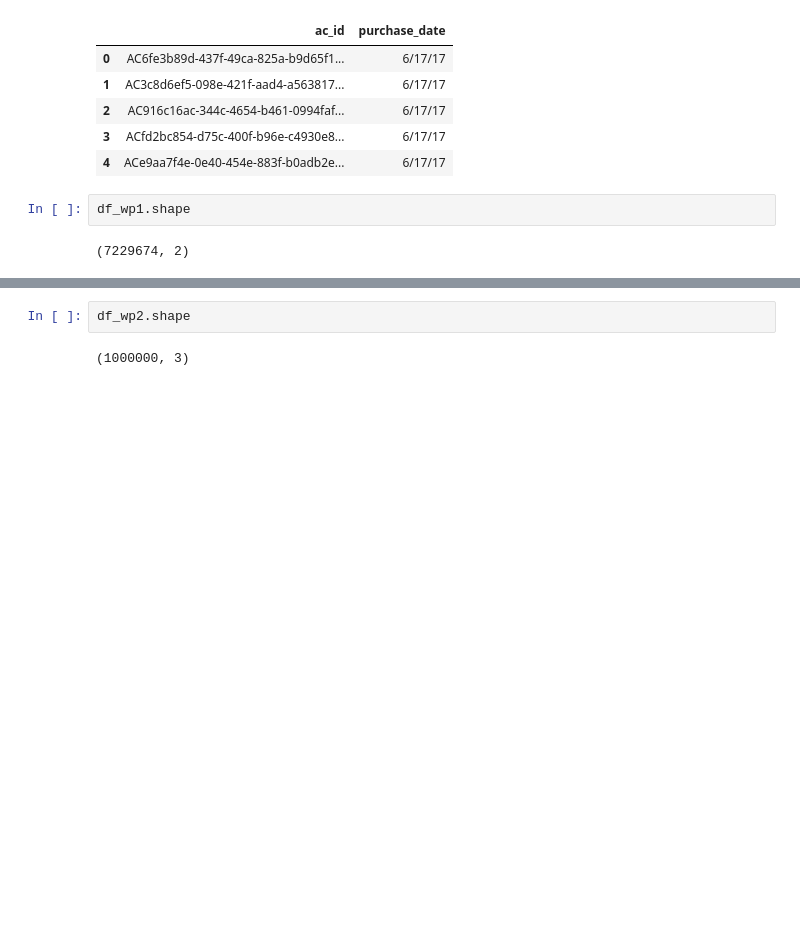
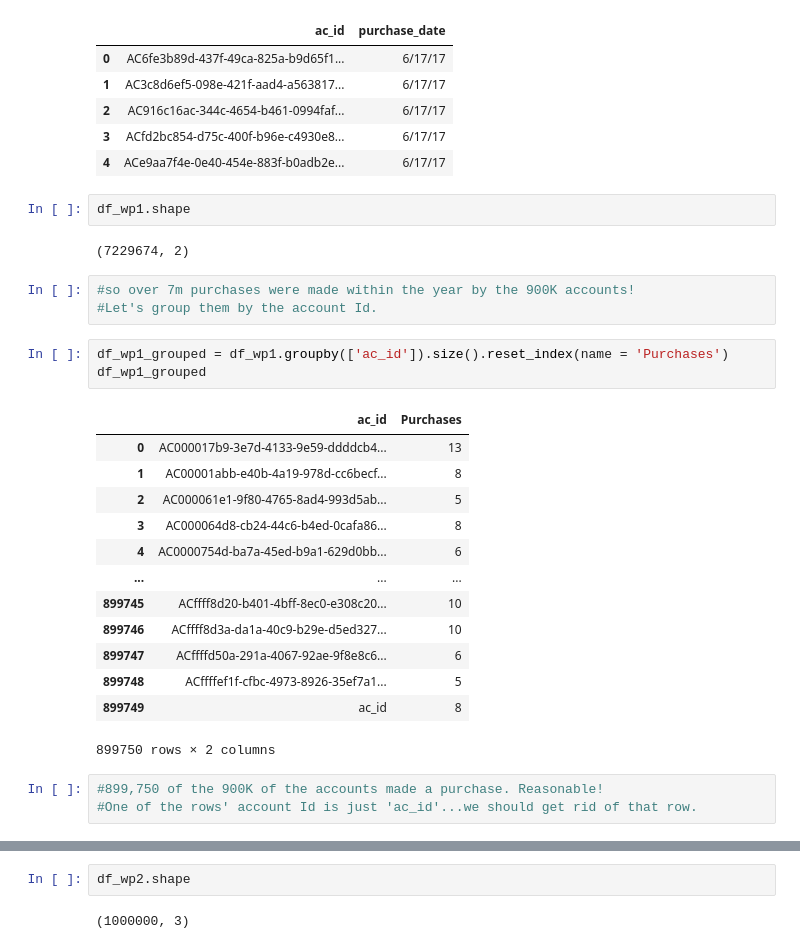
Before and after one commit to jane-z-zou/Arrival-Probability, a Jupyter notebook: Amex_EDA.ipynb, the cells around one changed output, grey strips where cells are left out. Drawn from its saved outputs; the diff is of its cells as text; blank space fills up the shorter version.

```diff
--- a/Amex_EDA.ipynb
+++ b/Amex_EDA.ipynb
@@ -158,3 +186,26 @@ df_wp1.head()
 df_wp1.shape
 # %% [output]
 (7229674, 2)
+# %%
+#so over 7m purchases were made within the year by the 900K accounts!
+#Let's group them by the account Id.
+# %%
+df_wp1_grouped = df_wp1.groupby(['ac_id']).size().reset_index(name = 'Purchases')
+df_wp1_grouped
+# %% [output]
+|  | ac_id | Purchases |
+| 0 | AC000017b9-3e7d-4133-9e59-ddddcb4... | 13 |
+| 1 | AC00001abb-e40b-4a19-978d-cc6becf... | 8 |
+| 2 | AC000061e1-9f80-4765-8ad4-993d5ab... | 5 |
+| 3 | AC000064d8-cb24-44c6-b4ed-0cafa86... | 8 |
+| 4 | AC0000754d-ba7a-45ed-b9a1-629d0bb... | 6 |
+| ... | ... | ... |
+| 899745 | ACffff8d20-b401-4bff-8ec0-e308c20... | 10 |
+| 899746 | ACffff8d3a-da1a-40c9-b29e-d5ed327... | 10 |
+| 899747 | ACffffd50a-291a-4067-92ae-9f8e8c6... | 6 |
+| 899748 | ACffffef1f-cfbc-4973-8926-35ef7a1... | 5 |
+| 899749 | ac_id | 8 |
+899750 rows × 2 columns
+# %%
+#899,750 of the 900K of the accounts made a purchase. Reasonable!
+#One of the rows' account Id is just 'ac_id'...we should get rid of that row.
```
Also changed, not shown: parts of 19 cells of this notebook.
